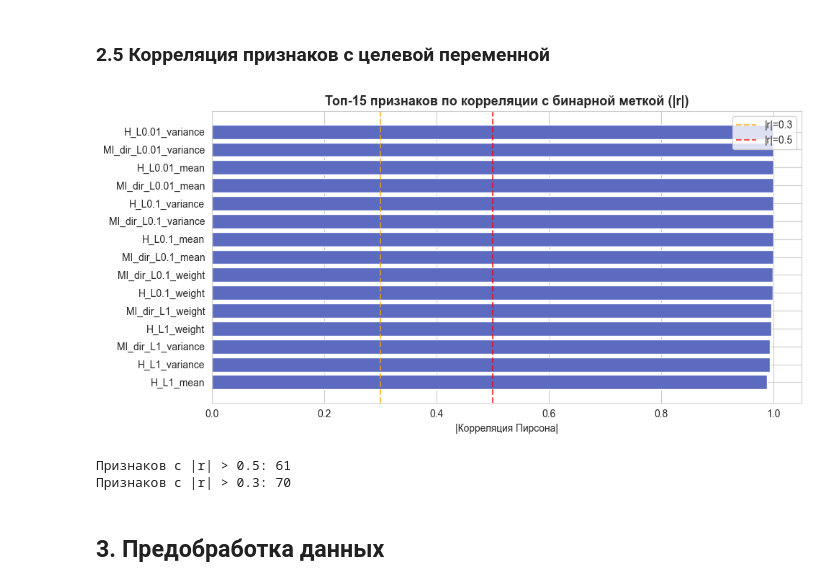
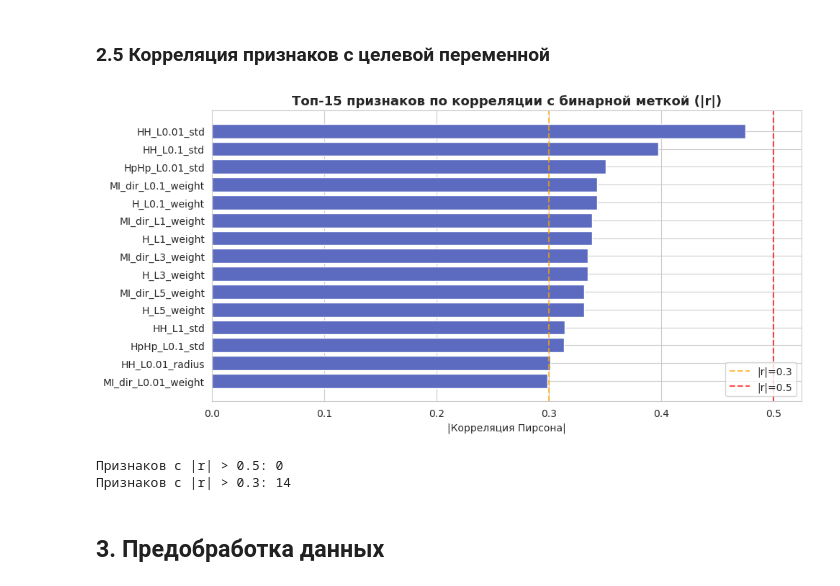
Before and after one commit to Vector513/BigData-LETI, a Jupyter notebook: botnet-attacks/dt_vs_xgb.ipynb, the cells around one changed output. Drawn from its saved outputs; the diff is of its cells as text; code cells hidden in the pictures.

```diff
--- a/botnet-attacks/dt_vs_xgb.ipynb
+++ b/botnet-attacks/dt_vs_xgb.ipynb
@@ -285,25 +297,27 @@ benign        32.6500
 # %% [markdown]
 ### 2.5 Корреляция признаков с целевой переменной
 # %%
-corr_with_target = df[feature_cols].corrwith(df['binary_label']).abs().sort_values(ascending=False)
+sample_corr = df.sample(min(200_000, len(df)), random_state=SEED)
+corr_with_target = sample_corr[feature_cols].corrwith(sample_corr['binary_label']).abs().sort_values(ascending=False)
+del sample_corr; gc.collect()
 
 fig, ax = plt.subplots(figsize=(10, 5))
 top_corr = corr_with_target.head(15)
 ax.barh(top_corr.index[::-1], top_corr.values[::-1], color='#5C6BC0', edgecolor='white')
 ax.set_title('Топ-15 признаков по корреляции с бинарной меткой (|r|)', fontsize=13, fontweight='bold')
 ax.set_xlabel('|Корреляция Пирсона|')
 ax.axvline(0.3, color='orange', linestyle='--', alpha=0.7, label='|r|=0.3')
 ax.axvline(0.5, color='red', linestyle='--', alpha=0.7, label='|r|=0.5')
 ax.legend()
 plt.tight_layout()
 plt.show()
 
 print(f'Признаков с |r| > 0.5: {(corr_with_target > 0.5).sum()}')
 print(f'Признаков с |r| > 0.3: {(corr_with_target > 0.3).sum()}')
 # %% [output]
-[figure, old version]
+[figure, new version]
-Признаков с |r| > 0.5: 61
-Признаков с |r| > 0.3: 70
+Признаков с |r| > 0.5: 0
+Признаков с |r| > 0.3: 14
 # %% [markdown]
 ## 3. Предобработка данных
 # %% [markdown]
```
Also changed, not shown: parts of 14 cells of this notebook.
